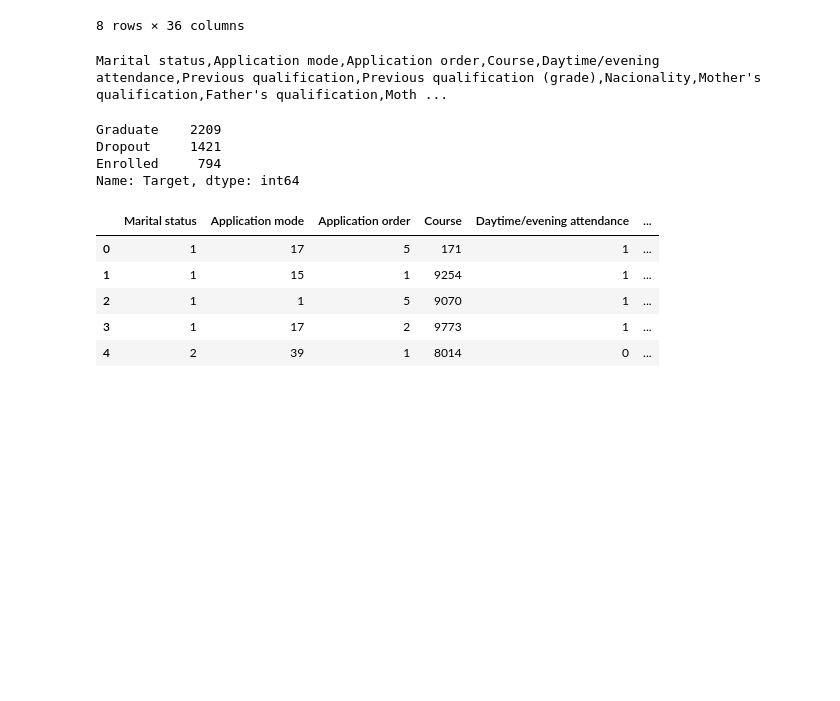
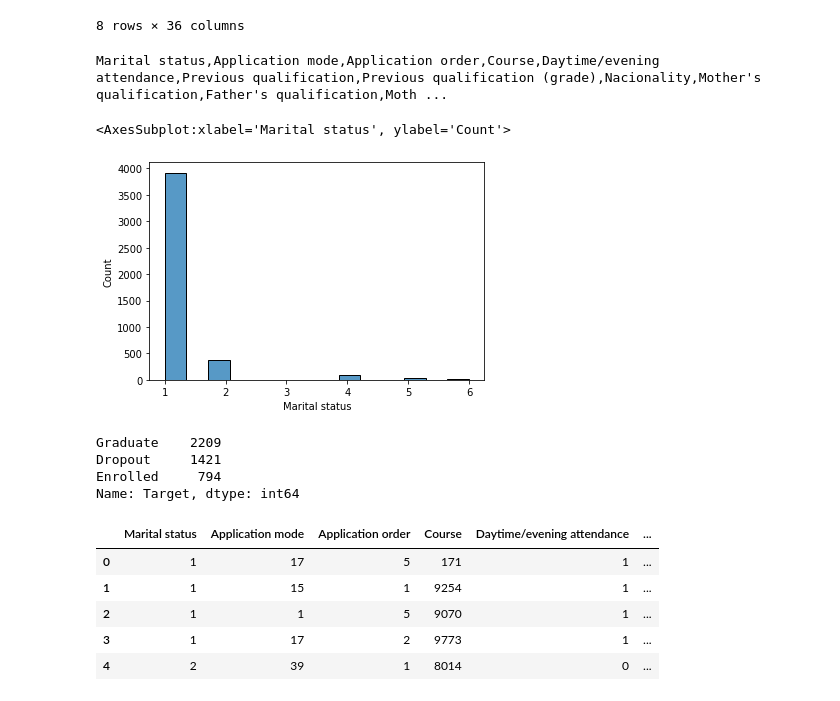
Before and after one commit to Saeem03/CSE-445-Project, a Jupyter notebook: Course Files/Project/Decision Code .ipynb, the cells around one changed output. Saved outputs shown, nothing was run; the diff lists cells and outputs as text; code cells hidden in the pictures; blank space fills up the shorter version.

```diff
--- a/Course Files/Project/Decision Code .ipynb
+++ b/Course Files/Project/Decision Code .ipynb
@@ -52,6 +51,13 @@ for i in data.columns:
     print(i,end=",")
 # %% [output]
 Marital status,Application mode,Application order,Course,Daytime/evening attendance,Previous qualification,Previous qualification (grade),Nacionality,Mother's qualification,Father's qualification,Moth ...
+# %%
+# for i in data.columns:
+#     sns.histplot(x=data[i])
+sns.histplot(data = data[data.columns[0]])
+# %% [output]
+<AxesSubplot:xlabel='Marital status', ylabel='Count'>
+[figure, added]
 # %%
 data.Target.value_counts()
 # %% [output]
```
Also changed, not shown: parts of 12 cells of this notebook, 2 other files.
